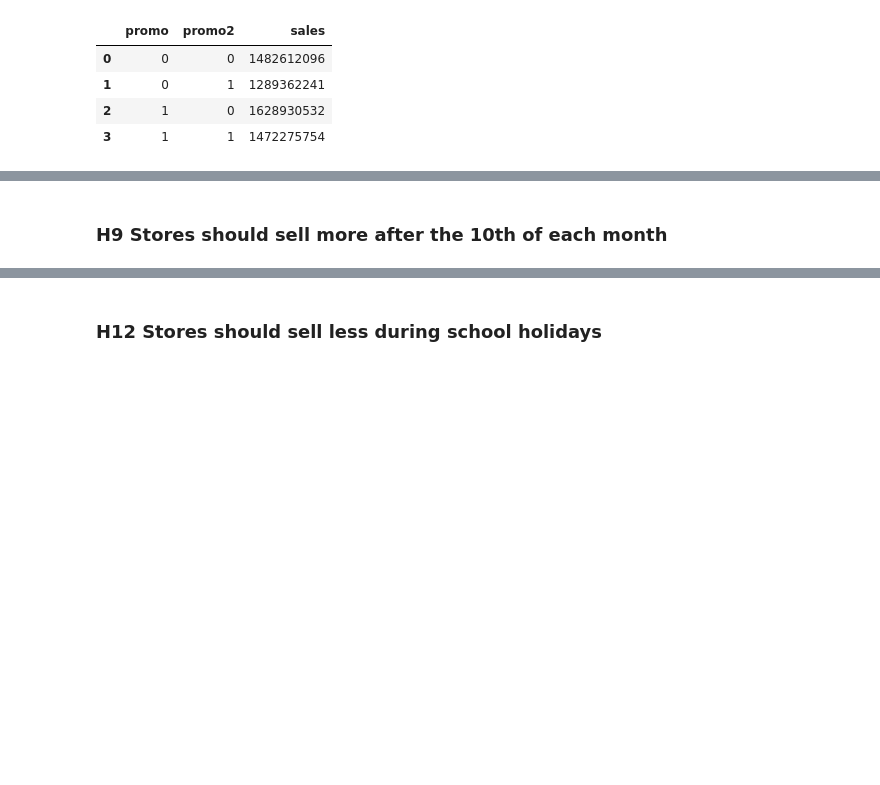
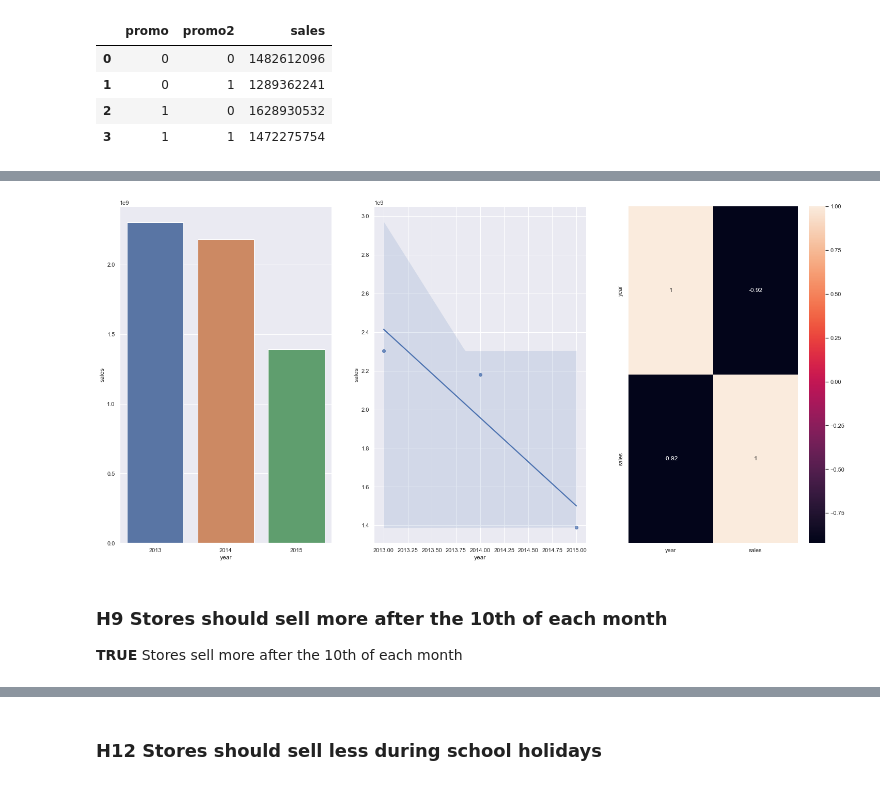
Before and after one commit to 70HNM4C13L/rossmann_store_sales, a Jupyter notebook: m04_01_store-sales_predction.ipynb, the cells around one changed output, grey strips where cells are left out. Drawn from its saved outputs; the diff is of its cells as text; code cells hidden in the pictures; blank space fills up the shorter version.

```diff
--- a/m04_01_store-sales_predction.ipynb
+++ b/m04_01_store-sales_predction.ipynb
@@ -495,2 +490,13 @@ ax.legend(labels = (['traditional and extended','extended']))
+# %%
+aux1 = df4[['year','sales']].groupby('year').sum().reset_index()
+plt.subplot(1,3,1)
+sns.barplot(data = aux1, x= 'year', y = 'sales')
+plt.subplot(1,3,2)
+sns.regplot(data = aux1, x= 'year', y = 'sales')
+plt.subplot(1,3,3)
+sns.heatmap(aux1.corr( method = 'pearson'),annot=True);
+# %% [output]
+[figure, added]
 # %% [markdown]
 ### H9 Stores should sell more after the 10th of each month
+**TRUE** Stores sell more after the 10th of each month
```
Also changed, not shown: parts of 14 cells of this notebook.
